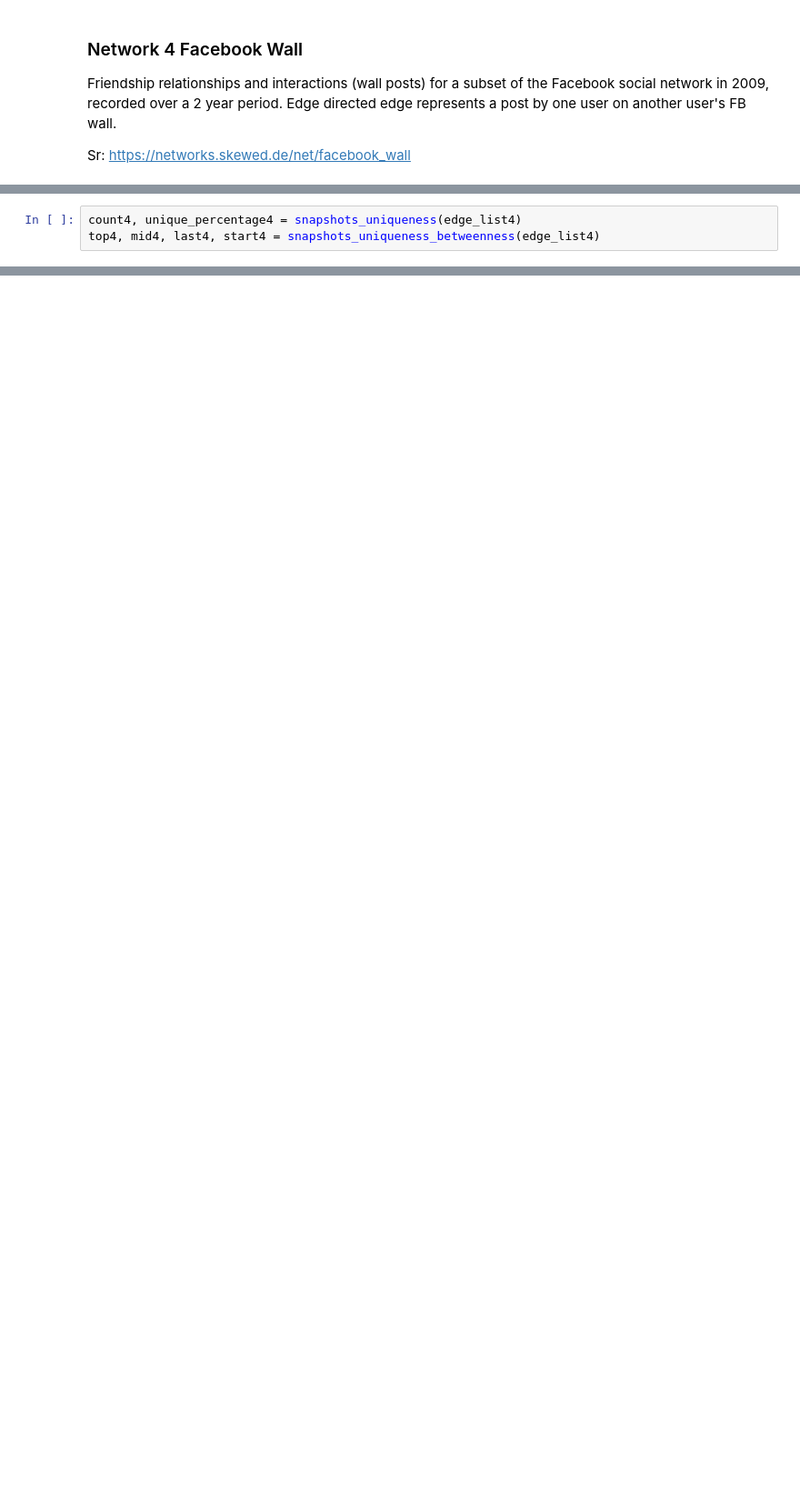
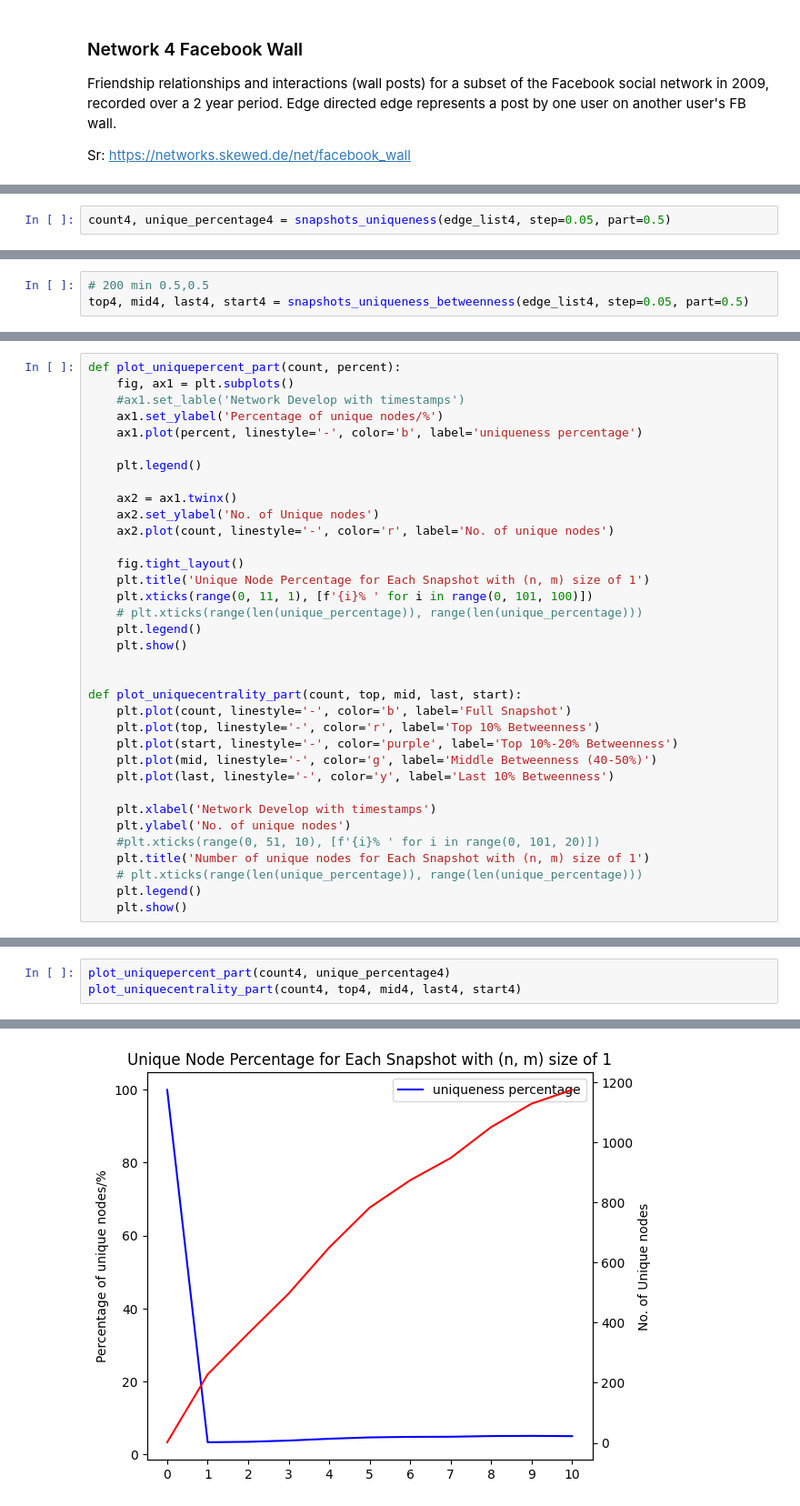
Before and after one commit to JaviAnton/tempo-network-anonymity, a Jupyter notebook: toydata.ipynb, the cells around one changed output, grey strips where cells are left out. Shown at 91% size. Saved outputs shown, nothing was run; the diff lists cells and outputs as text; blank space fills up the shorter version.

```diff
--- a/toydata.ipynb
+++ b/toydata.ipynb
@@ -619,3 +621,5 @@ print(G.number_of_edges())
 # %% [output]
 45813
 264004
+# %%
+count4, unique_percentage4 = snapshots_uniqueness(edge_list4, step=0.05, part=0.5)
@@ -621,0 +638,3 @@ print(G.number_of_edges())
+# %%
+# 200 min 0.5,0.5
+top4, mid4, last4, start4 = snapshots_uniqueness_betweenness(edge_list4, step=0.05, part=0.5)
@@ -621,0 +653,35 @@ print(G.number_of_edges())
+# %%
+def plot_uniquepercent_part(count, percent):
+    fig, ax1 = plt.subplots()
+    #ax1.set_lable('Network Develop with timestamps')
+    ax1.set_ylabel('Percentage of unique nodes/%')
+    ax1.plot(percent, linestyle='-', color='b', label='uniqueness percentage')
+
+    plt.legend()
+
+    ax2 = ax1.twinx()
+    ax2.set_ylabel('No. of Unique nodes')
+    ax2.plot(count, linestyle='-', color='r', label='No. of unique nodes')
+
+    fig.tight_layout()
+    plt.title('Unique Node Percentage for Each Snapshot with (n, m) size of 1')
+    plt.xticks(range(0, 11, 1), [f'{i}% ' for i in range(0, 101, 100)])
+    # plt.xticks(range(len(unique_percentage)), range(len(unique_percentage)))
+    plt.legend()
+    plt.show()
+
+
+def plot_uniquecentrality_part(count, top, mid, last, start):
+    plt.plot(count, linestyle='-', color='b', label='Full Snapshot')
+    plt.plot(top, linestyle='-', color='r', label='Top 10% Betweenness')
+    plt.plot(start, linestyle='-', color='purple', label='Top 10%-20% Betweenness')
+    plt.plot(mid, linestyle='-', color='g', label='Middle Betweenness (40-50%)')
+    plt.plot(last, linestyle='-', color='y', label='Last 10% Betweenness')
+
+    plt.xlabel('Network Develop with timestamps')
+    plt.ylabel('No. of unique nodes')
+    #plt.xticks(range(0, 51, 10), [f'{i}% ' for i in range(0, 101, 20)])
+    plt.title('Number of unique nodes for Each Snapshot with (n, m) size of 1')
+    # plt.xticks(range(len(unique_percentage)), range(len(unique_percentage)))
+    plt.legend()
+    plt.show()
@@ -622,3 +698,4 @@ print(G.number_of_edges())
 # %%
-count4, unique_percentage4 = snapshots_uniqueness(edge_list4)
-top4, mid4, last4, start4 = snapshots_uniqueness_betweenness(edge_list4)
+plot_uniquepercent_part(count4, unique_percentage4)
+plot_uniquecentrality_part(count4, top4, mid4, last4, start4)
+# %% [output]
@@ -624,0 +703 @@ top4, mid4, last4, start4 = snapshots_uniqueness_betweenness(edge_list4)
+[figure, added]
```
Also changed, not shown: parts of 9 cells of this notebook, 3 other files.
